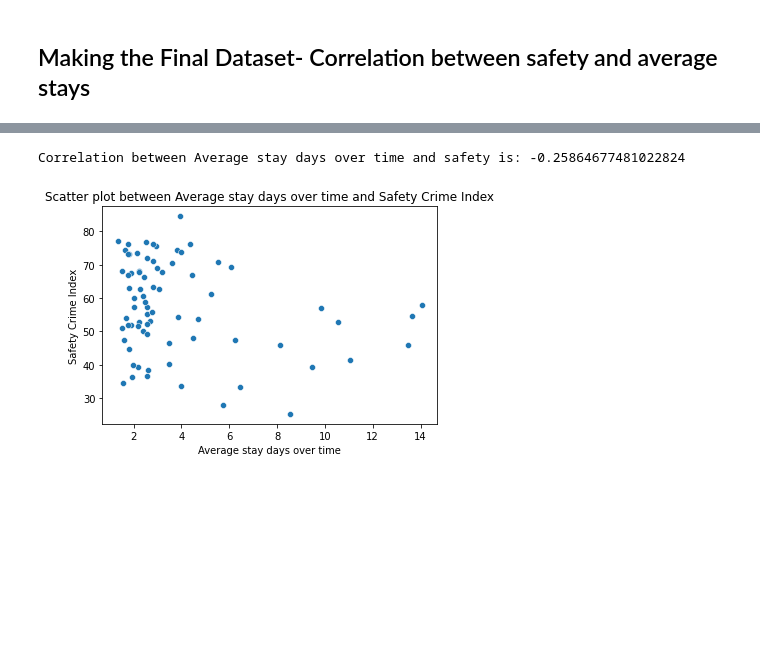
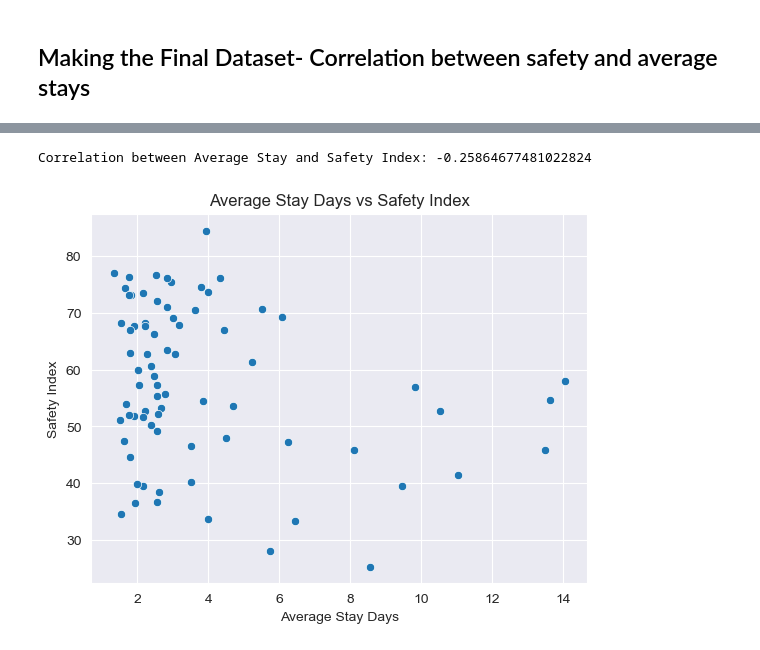
Before and after one commit to IuliaBunescu/tourism_clustering_project, a Jupyter notebook: EDA/correlation-safety-index-average-stay-Irina.ipynb, the cells around one changed output, grey strips where cells are left out. Cells and saved outputs as stored; diff of their text form; code cells hidden in the pictures; blank space fills up the shorter version.

```diff
--- a/EDA/correlation-safety-index-average-stay-Irina.ipynb
+++ b/EDA/correlation-safety-index-average-stay-Irina.ipynb
@@ -30,18 +19,19 @@ df
 # %%
 #We want to determine the correlation between average stay and safety
-correlation = df['Average stay days over time'].corr(df['Safety Crime Index'])
-print('Correlation between Average stay days over time and safety is:', correlation)
+# %%
+# Correlation between Average Stay and Safety
+correlation = subset['AverageStayDays'].corr(subset['SafetyIndex'])
+print('Correlation between Average Stay and Safety Index:', correlation)
 # %% [output]
-Correlation between Average stay days over time and safety is: -0.25864677481022824
+Correlation between Average Stay and Safety Index: -0.25864677481022824
-# %%
-#Based on the result of the correlation, the two columns are not correlated.
-
-data = df[['Average stay days over time', 'Safety Crime Index']].dropna()
-sns.scatterplot(x=df['Average stay days over time'], y=df['Safety Crime Index'])
-plt.title('Scatter plot between Average stay days over time and Safety Crime Index')
-plt.xlabel('Average stay days over time')
-plt.ylabel('Safety Crime Index')
-plt.show()
-# %% [output]
-[figure, removed]
+# %%
+# %%
+# Scatter plot
+sns.scatterplot(x=subset['AverageStayDays'], y=subset['SafetyIndex'])
+plt.title('Average Stay Days vs Safety Index')
+plt.xlabel('Average Stay Days')
+plt.ylabel('Safety Index')
+plt.show()
+# %% [output]
+[figure, added]
 # %%
```
Also changed, not shown: parts of 4 cells of this notebook.
